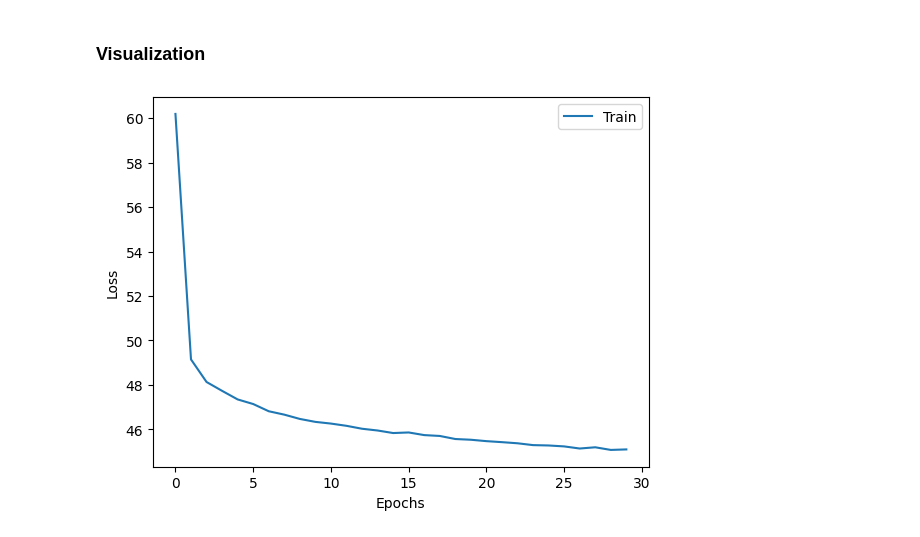
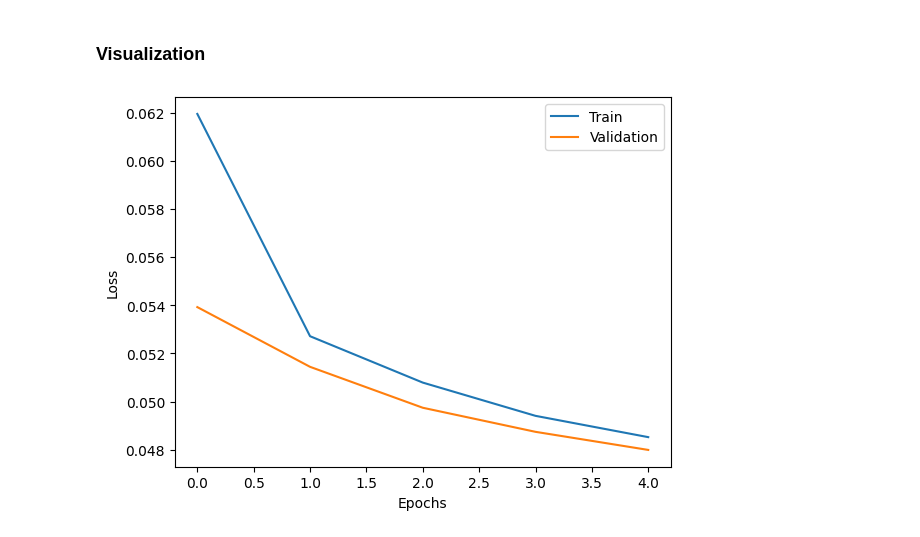
Before and after one commit to jlancione/DeepLearningProject, a Jupyter notebook: ae.ipynb, the cells around one changed output. Saved outputs shown, nothing was run; the diff lists cells and outputs as text; code cells hidden in the pictures.

```diff
--- a/ae.ipynb
+++ b/ae.ipynb
@@ -27,7 +27,7 @@ HIDDEN_DIM = 256
 ## Training setup
 LR = 1e-4
 WEIGHT_DECAY = 1e-6
-EPOCHS = 30
+EPOCHS = 5
 # %% [markdown]
 ## Dataset download and setup
 # %%
@@ -179,9 +204,12 @@ optimizer = optim.Adam(model.parameters(),
 # %% [markdown]
 ### Training
 # %%
+LAMBDA = .02
+RHO = .02
+
 # train loop
 loss_train = []
-# loss_validation = []
+loss_val   = []
 
 for epoch in range(EPOCHS):
     loss_epoch = 0.0
@@ -189,7 +217,9 @@ for epoch in range(EPOCHS):
         x_train = x_train.to(DEVICE)
 
         x_gen, z = model(x_train) # in qlche modo qua sa che deve andare a prendere .forward()
-        computed_loss = loss(x_gen, x_train, z)
+        # computed_loss = lossL1(x_gen, x_train, z, LAMBDA)
+        computed_loss = lossKL(x_gen, x_train, z, RHO)
+        # computed_loss = loss(x_gen, x_train)
         loss_epoch += computed_loss.detach()
 
         optimizer.zero_grad()
@@ -200,13 +230,15 @@ for epoch in range(EPOCHS):
     loss_epoch /= len(train_loader)
     loss_train.append(loss_epoch)
 
-#   with torch.no_grad():
-#       for x_val, _ in validation_loader:
-#           x_val = x_val.to(DEVICE)
-#
-#           x_gen_val, mu, sigma = model(x_val)
-#           val_computed_loss = loss(x_gen_val, x_val, mu=mu, sigma=sigma)
-#           loss_validation.append(val_computed_loss.detach())
+    with torch.no_grad():
+        for x_val, _ in val_loader:
+            x_val = x_val.to(DEVICE)
 
-    print(f"Epoch: {epoch+1:2.0f} -- Loss = {loss_epoch:.5f}") # -- Val loss = {val_computed_loss:.5f}")
+            x_gen_val, z = model(x_val)
+            # val_computed_loss = lossL1(x_gen_val, x_val, z, LAMBDA)
+            val_computed_loss = lossKL(x_gen_val, x_val, z, RHO)
+            # val_computed_loss = loss(x_gen_val, x_val)
+            loss_val.append(val_computed_loss.detach())
+
+    print(f"Epoch: {epoch+1:2.0f} -- Loss = {loss_epoch:.5f} -- Val loss = {val_computed_loss:.5f}")
 # %% [output]
@@ -232,16 +248,16 @@ Epoch: 30 -- Loss = 45.10027
 # %%
 ## Train and validation loss curves
 plt.plot(loss_train, label = "Train")
-# plt.plot(loss_validation, label = "Validation")
+plt.plot(loss_val  , label = "Validation")
 
 plt.xlabel("Epochs")
 plt.ylabel("Loss")
 
 plt.legend()
 
 plt.show()
 # %% [output]
-[figure, old version]
+[figure, new version]
 # %%
 image_iterator = enumerate(train_loader)
 # %%
```
Also changed, not shown: parts of 6 cells of this notebook.
